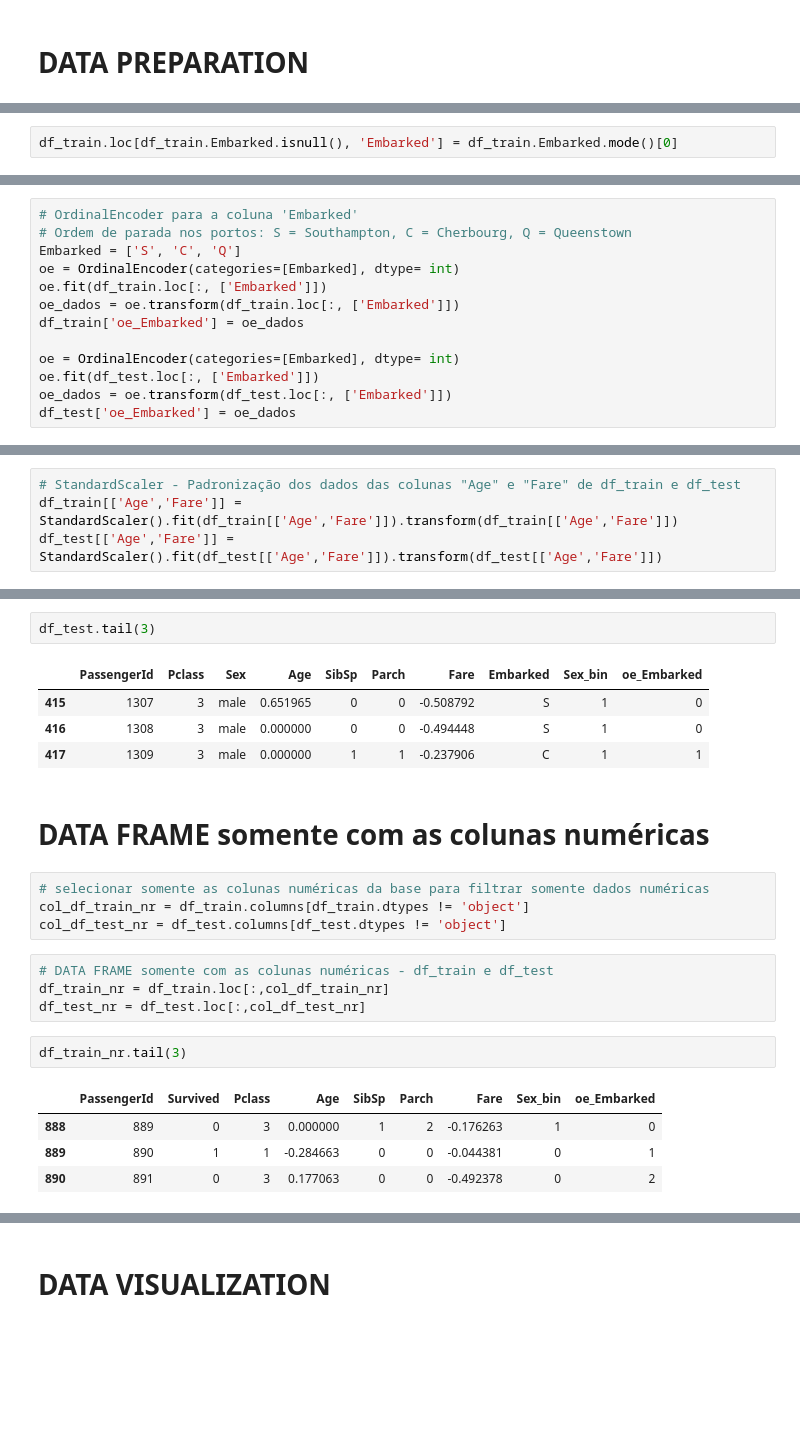
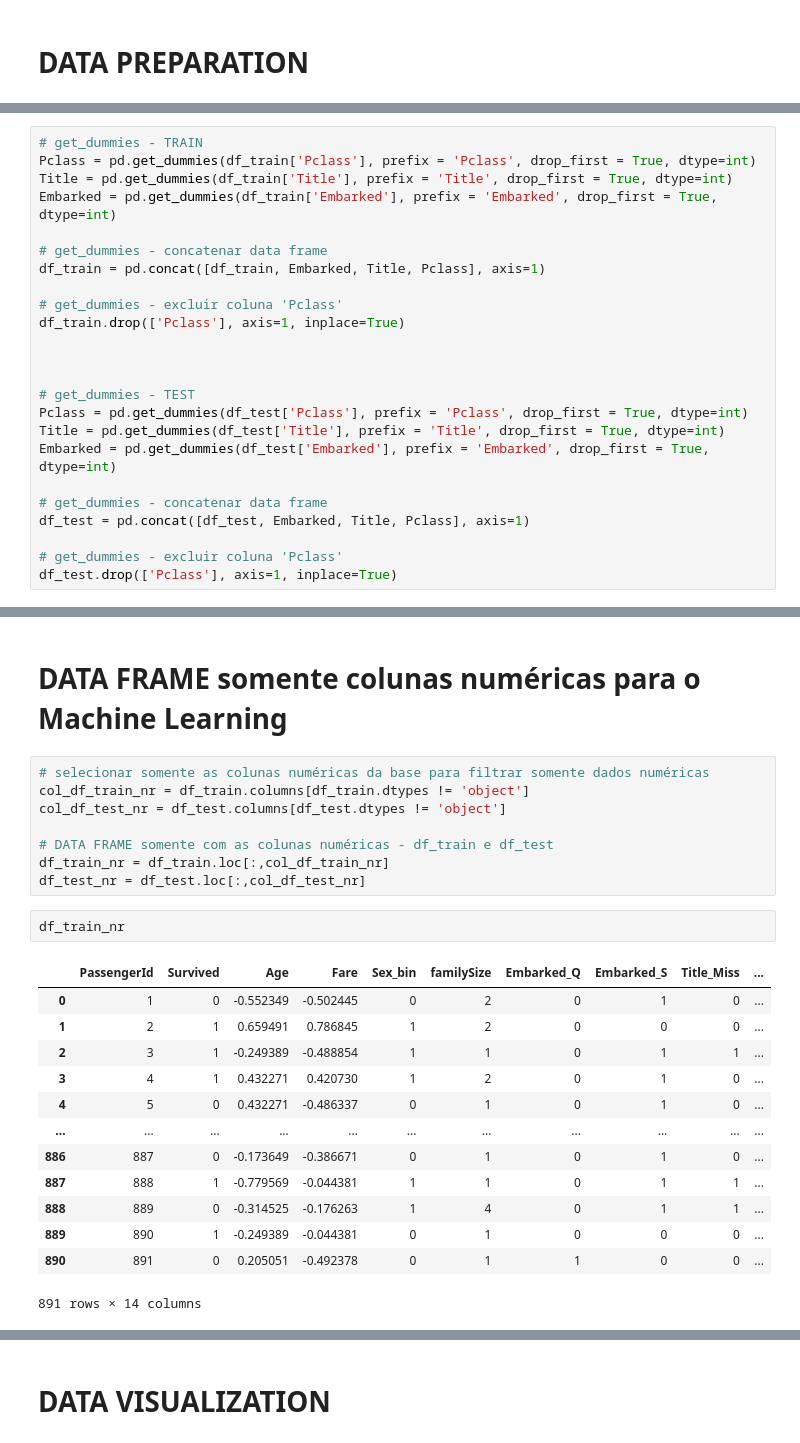
Before and after one commit to geanclm/kaggle, a Jupyter notebook: Titanic/CLASSIFICAÇÃO_Titanic_Kaggle_csv_2.ipynb, the cells around one changed output, grey strips where cells are left out. Drawn from its saved outputs; the diff is of its cells as text; blank space fills up the shorter version.

```diff
--- a/Titanic/CLASSIFICAÇÃO_Titanic_Kaggle_csv_2.ipynb
+++ b/Titanic/CLASSIFICAÇÃO_Titanic_Kaggle_csv_2.ipynb
@@ -448,2 +548,0 @@ df_train.Embarked.mode()[0]
-# %%
-df_train.loc[df_train.Embarked.isnull(), 'Embarked'] = df_train.Embarked.mode()[0]
@@ -535,16 +699,27 @@ df_test.tail()
-# %%
-# OrdinalEncoder para a coluna 'Embarked'
-# Ordem de parada nos portos: S = Southampton, C = Cherbourg, Q = Queenstown
-Embarked = ['S', 'C', 'Q']
-oe = OrdinalEncoder(categories=[Embarked], dtype= int)
-oe.fit(df_train.loc[:, ['Embarked']])
-oe_dados = oe.transform(df_train.loc[:, ['Embarked']])
-df_train['oe_Embarked'] = oe_dados
-
-oe = OrdinalEncoder(categories=[Embarked], dtype= int)
-oe.fit(df_test.loc[:, ['Embarked']])
-oe_dados = oe.transform(df_test.loc[:, ['Embarked']])
-df_test['oe_Embarked'] = oe_dados
+# %%
+# get_dummies - TRAIN
+Pclass = pd.get_dummies(df_train['Pclass'], prefix = 'Pclass', drop_first = True, dtype=int)
+Title = pd.get_dummies(df_train['Title'], prefix = 'Title', drop_first = True, dtype=int)
+Embarked = pd.get_dummies(df_train['Embarked'], prefix = 'Embarked', drop_first = True, dtype=int)
+
+# get_dummies - concatenar data frame
+df_train = pd.concat([df_train, Embarked, Title, Pclass], axis=1)
+
+# get_dummies - excluir coluna 'Pclass'
+df_train.drop(['Pclass'], axis=1, inplace=True)
+
+
+
+# get_dummies - TEST
+Pclass = pd.get_dummies(df_test['Pclass'], prefix = 'Pclass', drop_first = True, dtype=int)
+Title = pd.get_dummies(df_test['Title'], prefix = 'Title', drop_first = True, dtype=int)
+Embarked = pd.get_dummies(df_test['Embarked'], prefix = 'Embarked', drop_first = True, dtype=int)
+
+# get_dummies - concatenar data frame
+df_test = pd.concat([df_test, Embarked, Title, Pclass], axis=1)
+
+# get_dummies - excluir coluna 'Pclass'
+df_test.drop(['Pclass'], axis=1, inplace=True)
 # %%
 df_train.tail(3)
 # %% [output]
@@ -569,4 +736,0 @@ df_test.tail(3)
-# %%
-# StandardScaler - Padronização dos dados das colunas "Age" e "Fare" de df_train e df_test
-df_train[['Age','Fare']] = StandardScaler().fit(df_train[['Age','Fare']]).transform(df_train[['Age','Fare']])
-df_test[['Age','Fare']] = StandardScaler().fit(df_test[['Age','Fare']]).transform(df_test[['Age','Fare']])
@@ -580,24 +737,26 @@ df_train.tail(3)
-# %%
-df_test.tail(3)
-# %% [output]
-|  | PassengerId | Pclass | Sex | Age | SibSp | Parch | Fare | Embarked | Sex_bin | oe_Embarked |
-| 415 | 1307 | 3 | male | 0.651965 | 0 | 0 | -0.508792 | S | 1 | 0 |
-| 416 | 1308 | 3 | male | 0.000000 | 0 | 0 | -0.494448 | S | 1 | 0 |
-| 417 | 1309 | 3 | male | 0.000000 | 1 | 1 | -0.237906 | C | 1 | 1 |
 # %% [markdown]
-# DATA FRAME somente com as colunas numéricas
+# DATA FRAME somente colunas numéricas para o Machine Learning
 # %%
 # selecionar somente as colunas numéricas da base para filtrar somente dados numéricas
 col_df_train_nr = df_train.columns[df_train.dtypes != 'object']
 col_df_test_nr = df_test.columns[df_test.dtypes != 'object']
+
+# DATA FRAME somente com as colunas numéricas - df_train e df_test
+df_train_nr = df_train.loc[:,col_df_train_nr]
+df_test_nr = df_test.loc[:,col_df_test_nr]
-# %%
-# DATA FRAME somente com as colunas numéricas - df_train e df_test
-df_train_nr = df_train.loc[:,col_df_train_nr]
-df_test_nr = df_test.loc[:,col_df_test_nr]
 # %%
-df_train_nr.tail(3)
+df_train_nr
 # %% [output]
-|  | PassengerId | Survived | Pclass | Age | SibSp | Parch | Fare | Sex_bin | oe_Embarked |
-| 888 | 889 | 0 | 3 | 0.000000 | 1 | 2 | -0.176263 | 1 | 0 |
-| 889 | 890 | 1 | 1 | -0.284663 | 0 | 0 | -0.044381 | 0 | 1 |
-| 890 | 891 | 0 | 3 | 0.177063 | 0 | 0 | -0.492378 | 0 | 2 |
+|  | PassengerId | Survived | Age | Fare | Sex_bin | familySize | Embarked_Q | Embarked_S | Title_Miss | ... |
+| 0 | 1 | 0 | -0.552349 | -0.502445 | 0 | 2 | 0 | 1 | 0 | ... |
+| 1 | 2 | 1 | 0.659491 | 0.786845 | 1 | 2 | 0 | 0 | 0 | ... |
+| 2 | 3 | 1 | -0.249389 | -0.488854 | 1 | 1 | 0 | 1 | 1 | ... |
+| 3 | 4 | 1 | 0.432271 | 0.420730 | 1 | 2 | 0 | 1 | 0 | ... |
+| 4 | 5 | 0 | 0.432271 | -0.486337 | 0 | 1 | 0 | 1 | 0 | ... |
+| ... | ... | ... | ... | ... | ... | ... | ... | ... | ... | ... |
+| 886 | 887 | 0 | -0.173649 | -0.386671 | 0 | 1 | 0 | 1 | 0 | ... |
+| 887 | 888 | 1 | -0.779569 | -0.044381 | 1 | 1 | 0 | 1 | 1 | ... |
+| 888 | 889 | 0 | -0.314525 | -0.176263 | 1 | 4 | 0 | 1 | 1 | ... |
+| 889 | 890 | 1 | -0.249389 | -0.044381 | 0 | 1 | 0 | 0 | 0 | ... |
+| 890 | 891 | 0 | 0.205051 | -0.492378 | 0 | 1 | 1 | 0 | 0 | ... |
+891 rows × 14 columns
```
Also changed, not shown: parts of 93 cells of this notebook, 2 other files.
